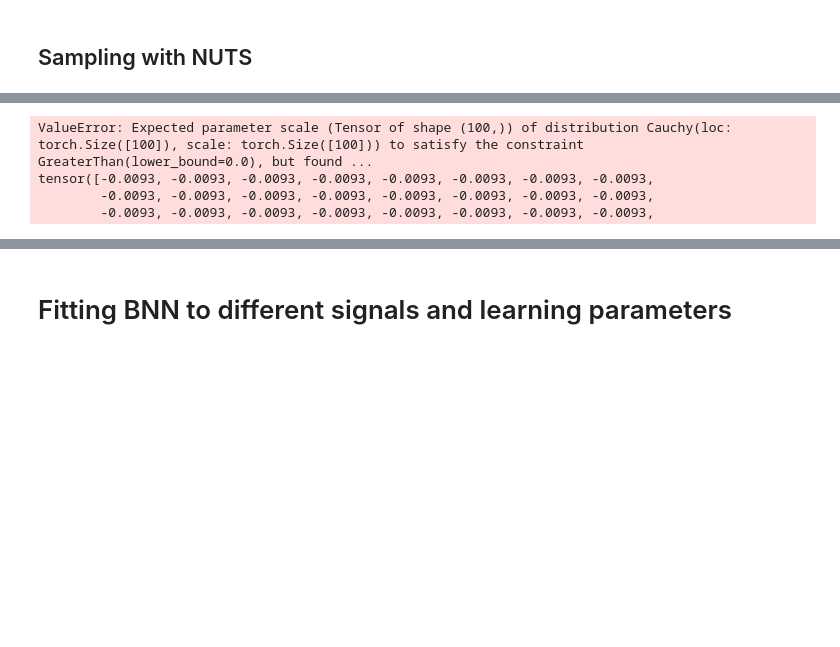
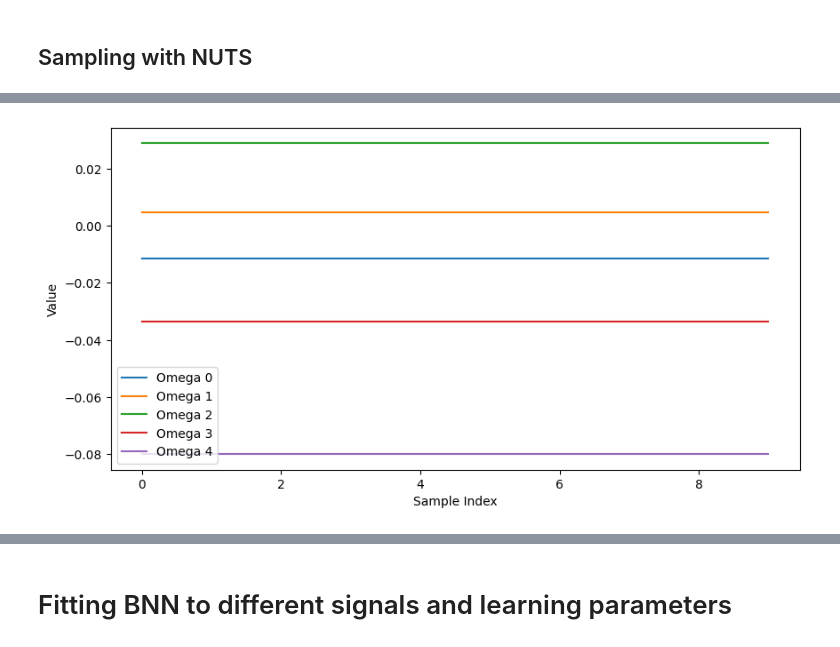
Before and after one commit to akseliekseli/Bayesian-Neural-Networks-with-Stochastic-Variational-Inference-in-Inverse-Problems, a Jupyter notebook: codes/main.ipynb, the cells around one changed output, grey strips where cells are left out. Saved outputs shown, nothing was run; the diff lists cells and outputs as text; code cells hidden in the pictures; blank space fills up the shorter version.

```diff
--- a/codes/main.ipynb
+++ b/codes/main.ipynb
@@ -194,9 +288,24 @@ KeyError: 'omega'
+# %%
+# Analyze the results
+omega_samples = posterior_samples['omega'].cpu().numpy()
+
+
+# Optional: Visualize the samples
+import matplotlib.pyplot as plt
+
+# Plot the omega samples for a few dimensions as an example
+plt.figure(figsize=(10, 5))
+for i in range(min(5, omega_samples.shape[1])):
+    plt.plot(omega_samples[:, i], label=f'Omega {i}')
+plt.xlabel('Sample Index')
+plt.ylabel('Value')
+plt.legend()
+plt.show()
+# %% [output]
+[figure, added]
 # %%
-predictive = pyro.infer.Predictive(model=inverse_model, posterior_samples=mcmc.get_samples())
+inverse_predictive = pyro.infer.Predictive(model=inverse_model,
+                                           posterior_samples=mcmc.get_samples(),
+                                           num_samples=5000)
 
-preds = predictive(A, y_data)
+preds = inverse_predictive(A, y_data)
-# %% [output]
-ValueError: Expected parameter scale (Tensor of shape (100,)) of distribution Cauchy(loc: torch.Size([100]), scale: torch.Size([100])) to satisfy the constraint GreaterThan(lower_bound=0.0), but found ...
-tensor([-0.0093, -0.0093, -0.0093, -0.0093, -0.0093, -0.0093, -0.0093, -0.0093,
-        -0.0093, -0.0093, -0.0093, -0.0093, -0.0093, -0.0093, -0.0093, -0.0093,
-        -0.0093, -0.0093, -0.0093, -0.0093, -0.0093, -0.0093, -0.0093, -0.0093,
```
Also changed, not shown: parts of 25 cells of this notebook, 9 other files.
